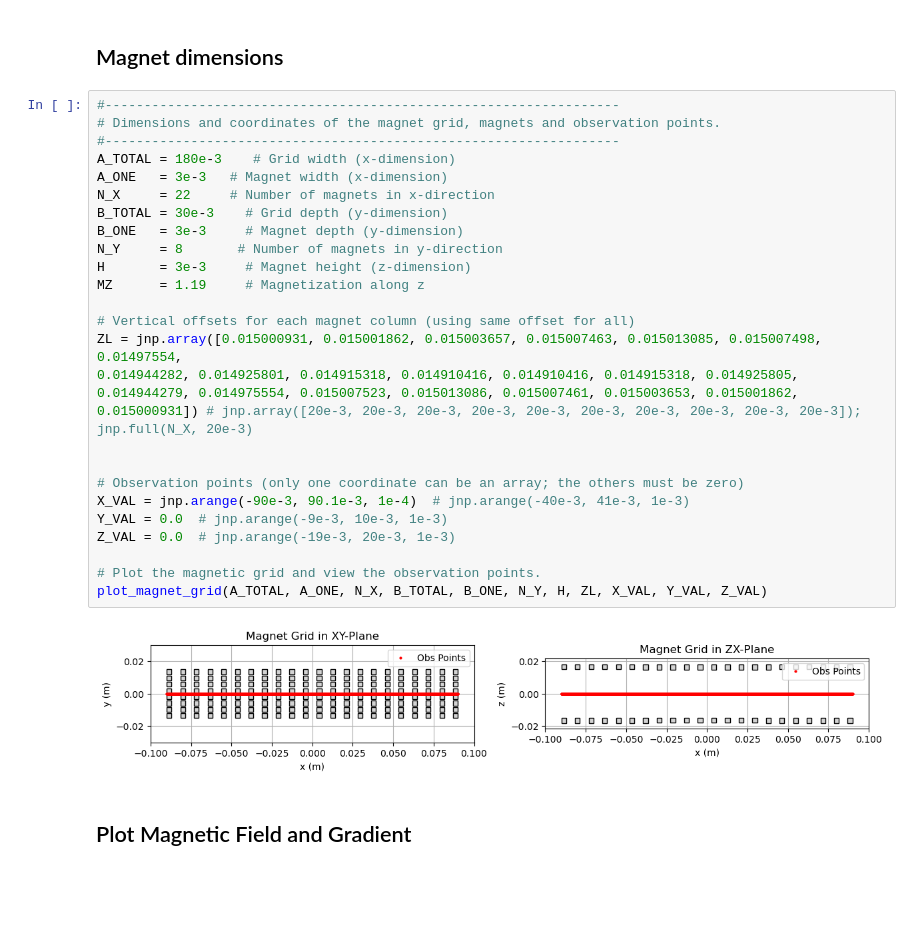
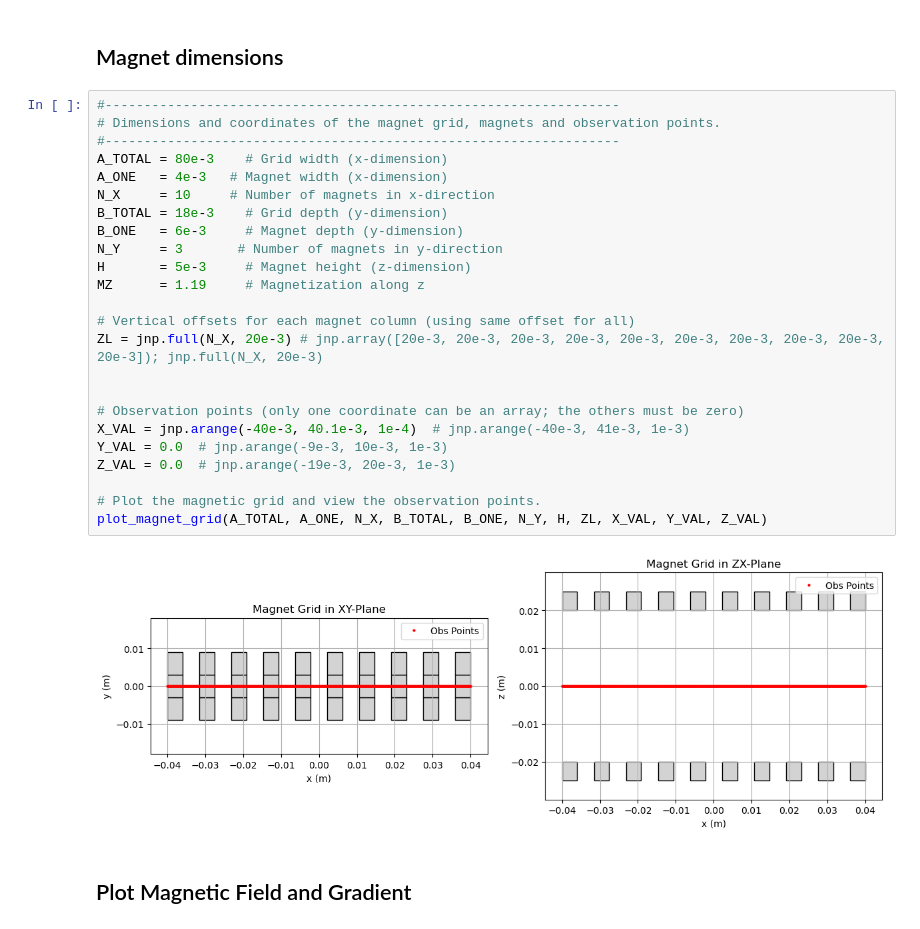
Before and after one commit to joostwijn/Rotating_Magnetic_Setup, a Jupyter notebook: 3. Magnets/Field_Shaping_Algorithm_JAX.ipynb, the cells around one changed output. Cells and saved outputs as stored; diff of their text form; blank space fills up the shorter version.

```diff
--- a/3. Magnets/Field_Shaping_Algorithm_JAX.ipynb
+++ b/3. Magnets/Field_Shaping_Algorithm_JAX.ipynb
@@ -124,31 +124,29 @@ def plot_magnet_grid(a_total, a_one, n_x, b_total, b_one, n_y, h, zl, x_val, y_v
 # %%
 #------------------------------------------------------------------
 # Dimensions and coordinates of the magnet grid, magnets and observation points.
 #------------------------------------------------------------------
-A_TOTAL = 180e-3    # Grid width (x-dimension)
-A_ONE   = 3e-3   # Magnet width (x-dimension)
-N_X     = 22     # Number of magnets in x-direction
-B_TOTAL = 30e-3    # Grid depth (y-dimension)
-B_ONE   = 3e-3     # Magnet depth (y-dimension)
-N_Y     = 8       # Number of magnets in y-direction
-H       = 3e-3     # Magnet height (z-dimension)
+A_TOTAL = 80e-3    # Grid width (x-dimension)
+A_ONE   = 4e-3   # Magnet width (x-dimension)
+N_X     = 10     # Number of magnets in x-direction
+B_TOTAL = 18e-3    # Grid depth (y-dimension)
+B_ONE   = 6e-3     # Magnet depth (y-dimension)
+N_Y     = 3       # Number of magnets in y-direction
+H       = 5e-3     # Magnet height (z-dimension)
 MZ      = 1.19     # Magnetization along z
 
 # Vertical offsets for each magnet column (using same offset for all)
-ZL = jnp.array([0.015000931, 0.015001862, 0.015003657, 0.015007463, 0.015013085, 0.015007498, 0.01497554,
-0.014944282, 0.014925801, 0.014915318, 0.014910416, 0.014910416, 0.014915318, 0.014925805,
-0.014944279, 0.014975554, 0.015007523, 0.015013086, 0.015007461, 0.015003653, 0.015001862, 0.015000931]) # jnp.array([20e-3, 20e-3, 20e-3, 20e-3, 20e-3, 20e-3, 20e-3, 20e-3, 20e-3, 20e-3]); jnp.full(N_X, 20e-3)
+ZL = jnp.full(N_X, 20e-3) # jnp.array([20e-3, 20e-3, 20e-3, 20e-3, 20e-3, 20e-3, 20e-3, 20e-3, 20e-3, 20e-3]); jnp.full(N_X, 20e-3)
 
 
 # Observation points (only one coordinate can be an array; the others must be zero)
-X_VAL = jnp.arange(-90e-3, 90.1e-3, 1e-4)  # jnp.arange(-40e-3, 41e-3, 1e-3)
+X_VAL = jnp.arange(-40e-3, 40.1e-3, 1e-4)  # jnp.arange(-40e-3, 41e-3, 1e-3)
 Y_VAL = 0.0  # jnp.arange(-9e-3, 10e-3, 1e-3)
 Z_VAL = 0.0  # jnp.arange(-19e-3, 20e-3, 1e-3)
 
 # Plot the magnetic grid and view the observation points.
 plot_magnet_grid(A_TOTAL, A_ONE, N_X, B_TOTAL, B_ONE, N_Y, H, ZL, X_VAL, Y_VAL, Z_VAL)
 # %% [output]
-[figure, old version]
+[figure, new version]
 # %% [markdown]
 ## Plot Magnetic Field and Gradient
 # %%
```
Also changed, not shown: parts of 10 cells of this notebook.
